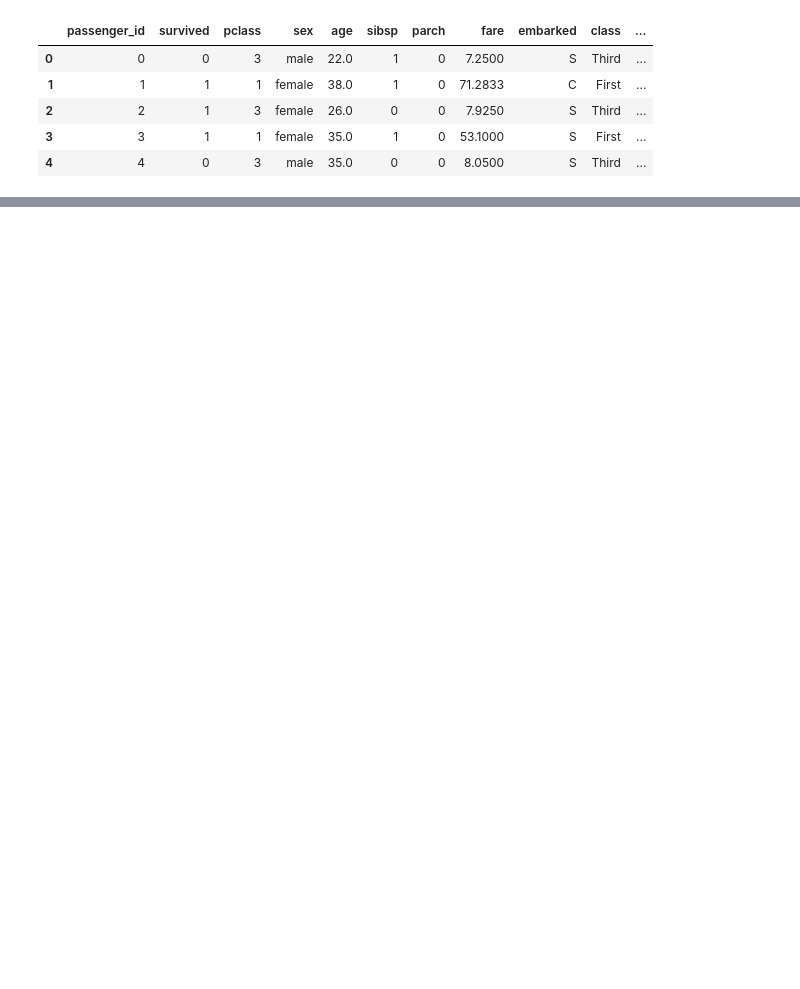
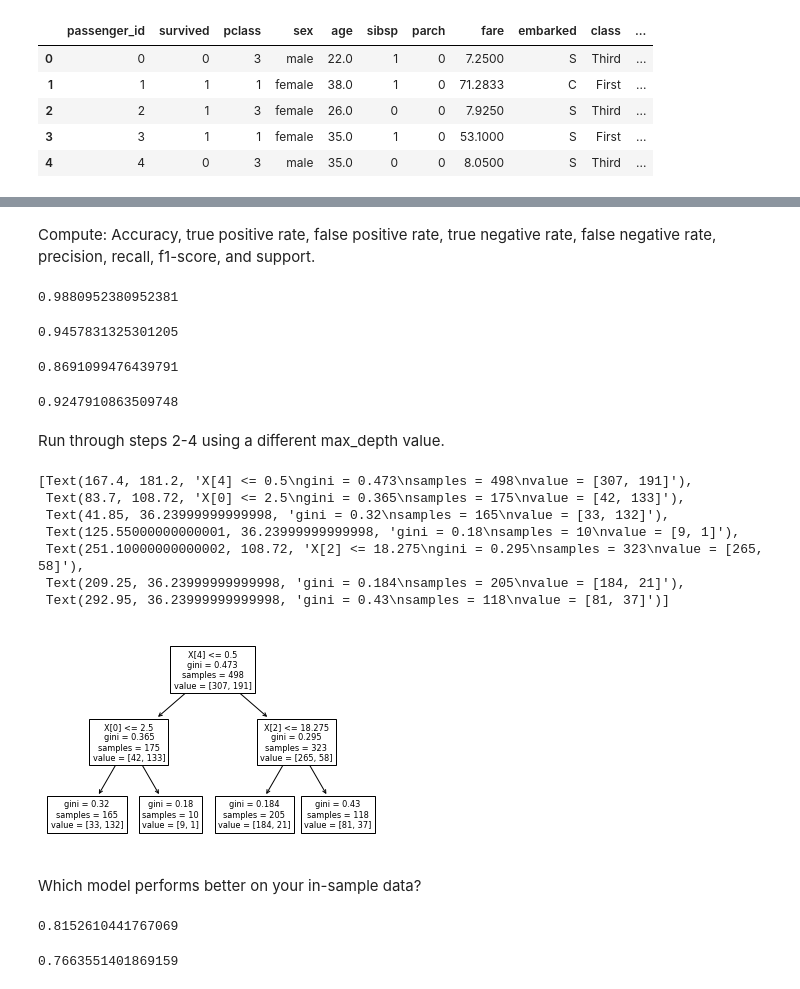
Before and after one commit to Olivert75/classification-exercises, a Jupyter notebook: model.ipynb, the cells around one changed output, grey strips where cells are left out. Saved outputs shown, nothing was run; the diff lists cells and outputs as text; code cells hidden in the pictures; blank space fills up the shorter version.

```diff
--- a/model.ipynb
+++ b/model.ipynb
@@ -26,4 +27,4 @@ df.head()
 # %%
 #Clean the data
 new_df = prepare.prep_titanic(df)
-new_df.head()
+new_df.drop(columns = ['sex','embark_town','class'], inplace =True)
@@ -77,0 +75,4 @@ Which model performs best on your out-of-sample data, the validate set?
+# %%
+#Set x and y for train
+x_train = train.drop(columns='survived')
+y_train = train[['survived']]
@@ -77,0 +93,3 @@ Which model performs best on your out-of-sample data, the validate set?
+# %%
+model = DecisionTreeClassifier()
+model.fit(x_train, y_train)
@@ -77,0 +137,43 @@ Which model performs best on your out-of-sample data, the validate set?
+# %% [markdown]
+Compute: Accuracy, true positive rate, false positive rate, true negative rate, false negative rate, precision, recall, f1-score, and support.
+# %%
+precision_score(y_train, y_pred)
+# %% [output]
+0.9880952380952381
+# %%
+accuracy_score(y_train, y_pred)
+# %% [output]
+0.9457831325301205
+# %%
+recall_score(y_train, y_pred)
+# %% [output]
+0.8691099476439791
+# %%
+f1_score(y_train, y_pred)
+# %% [output]
+0.9247910863509748
+# %% [markdown]
+Run through steps 2-4 using a different max_depth value.
+# %%
+model2 = DecisionTreeClassifier(max_depth = 2)
+model2.fit(x_train, y_train)
+plot_tree(model2)
+# %% [output]
+[Text(167.4, 181.2, 'X[4] <= 0.5\ngini = 0.473\nsamples = 498\nvalue = [307, 191]'),
+ Text(83.7, 108.72, 'X[0] <= 2.5\ngini = 0.365\nsamples = 175\nvalue = [42, 133]'),
+ Text(41.85, 36.23999999999998, 'gini = 0.32\nsamples = 165\nvalue = [33, 132]'),
+ Text(125.55000000000001, 36.23999999999998, 'gini = 0.18\nsamples = 10\nvalue = [9, 1]'),
+ Text(251.10000000000002, 108.72, 'X[2] <= 18.275\ngini = 0.295\nsamples = 323\nvalue = [265, 58]'),
+ Text(209.25, 36.23999999999998, 'gini = 0.184\nsamples = 205\nvalue = [184, 21]'),
+ Text(292.95, 36.23999999999998, 'gini = 0.43\nsamples = 118\nvalue = [81, 37]')]
+[figure, added]
+# %% [markdown]
+Which model performs better on your in-sample data?
+# %%
+model2.score(x_train, y_train)
+# %% [output]
+0.8152610441767069
+# %%
+model2.score(x_validate, y_validate)
+# %% [output]
+0.7663551401869159
```
Also changed, not shown: parts of 29 cells of this notebook.
